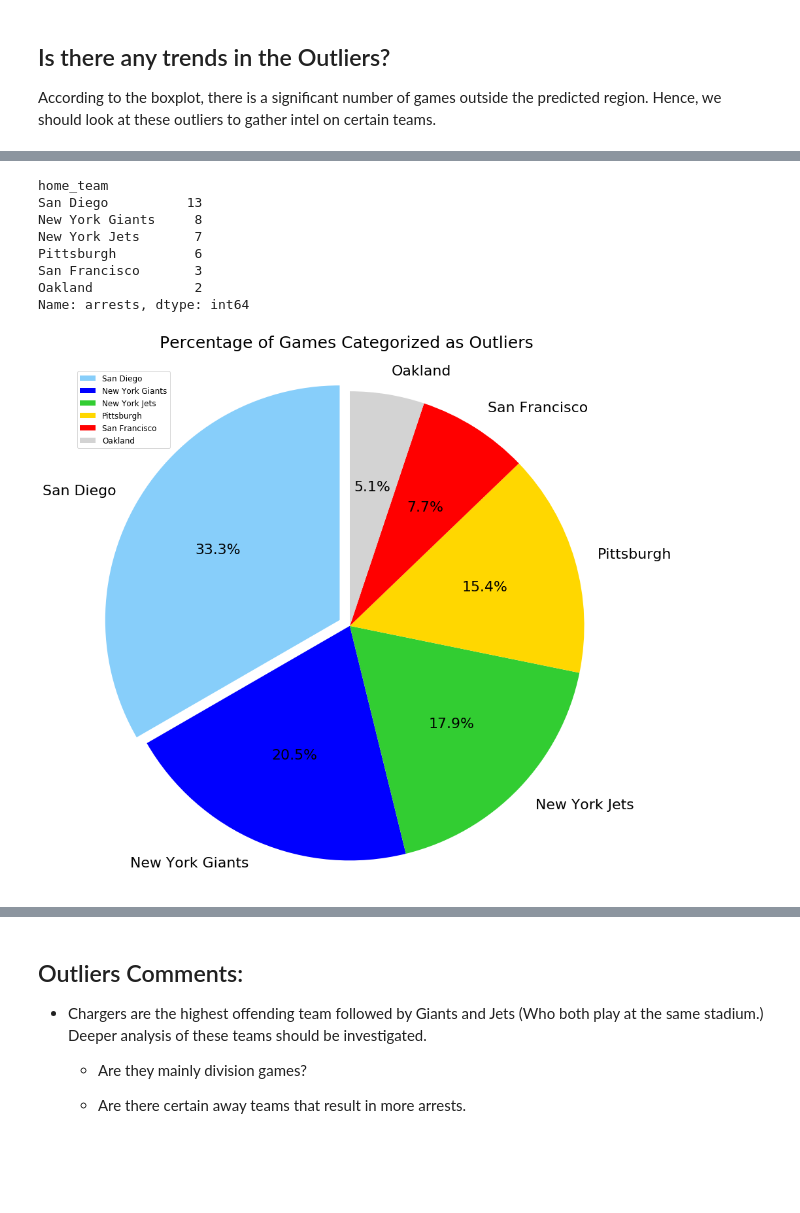
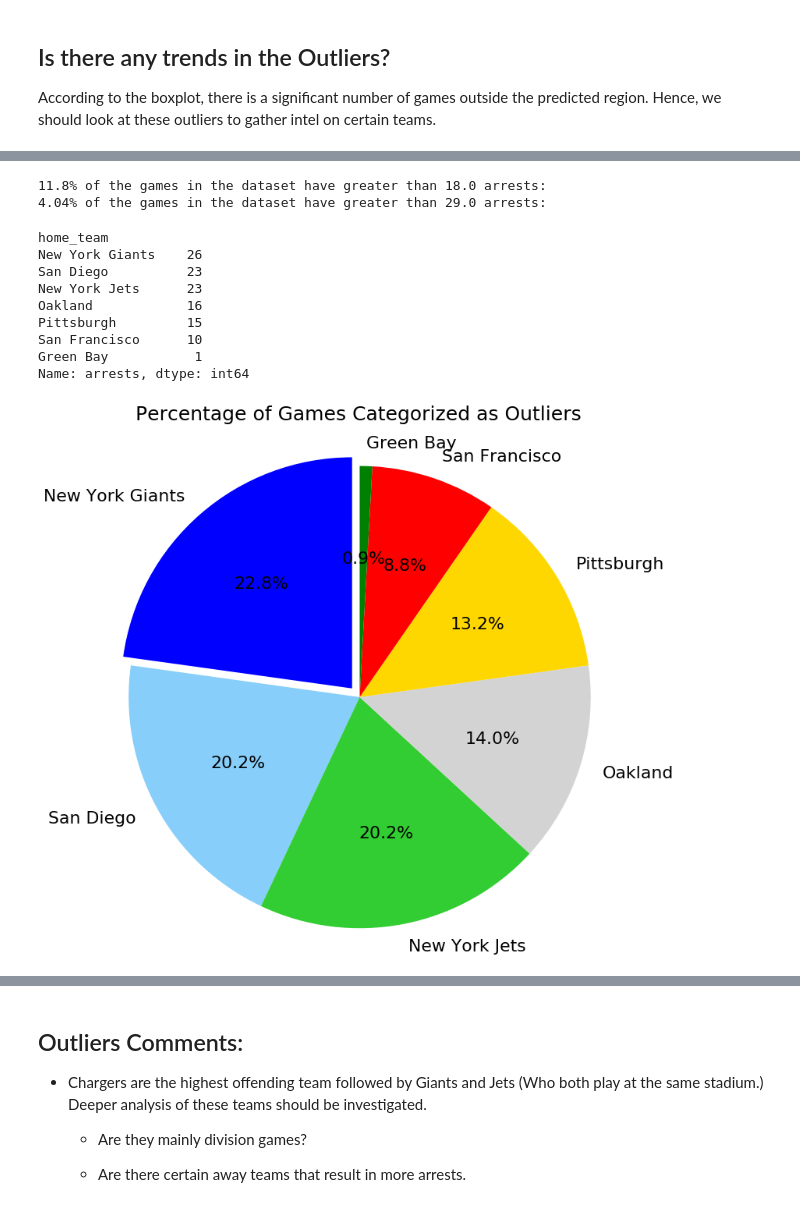
Before and after one commit to erictuscanes/Group-Project, a Jupyter notebook: Mike_NFL_Arrests_Notebook.ipynb, the cells around one changed output, grey strips where cells are left out. Cells and saved outputs as stored; diff of their text form; code cells hidden in the pictures; blank space fills up the shorter version.

Commit message:
Minor code modifications to create supplemental Pie charts. Moved figures to its own folder.

```diff
--- a/NFL Arrests Notebook.ipynb
+++ b/Mike_NFL_Arrests_Notebook.ipynb
@@ -317,6 +303,17 @@ majorOutliers
+# %%
+# Since there are no outliers below the median, we only need to analyze the maximum.
+
+Outliers = nfl_arrests.loc[nfl_arrests['arrests'] > (1.5*IQR) + Q3]
+MajorOutliers = nfl_arrests.loc[nfl_arrests['arrests'] > (3*IQR) + Q3]
+
+print(f'{np.round((len(Outliers) / len(nfl_arrests)) * 100, 2)}% of the games in the dataset have greater than {np.floor((1.5*IQR) + Q3)} arrests:')
+print(f'{np.round((len(MajorOutliers) / len(nfl_arrests)) * 100, 2)}% of the games in the dataset have greater than {np.floor((3*IQR) + Q3)} arrests:')
+# %% [output]
+11.8% of the games in the dataset have greater than 18.0 arrests:
+4.04% of the games in the dataset have greater than 29.0 arrests:
 # %%
 # Create a group for major outliers by team
-byHome_outliers = majorOutliers.groupby('home_team')
+byHome_outliers = Outliers.groupby('home_team')
 
 # Sort the group by number of occurances
 home_count = byHome_outliers['arrests'].count()
@@ -324,38 +321,39 @@ home_count.sort_values(ascending=False, inplace=True)
 home_count
 # %% [output]
 home_team
-San Diego          13
-New York Giants     8
-New York Jets       7
-Pittsburgh          6
-San Francisco       3
-Oakland             2
+New York Giants    26
+San Diego          23
+New York Jets      23
+Oakland            16
+Pittsburgh         15
+San Francisco      10
+Green Bay           1
 Name: arrests, dtype: int64
 # %%
-# Make a pie chart showcasing the major outliers:
+# Make a pie chart showcasing the outliers:
 
 # Define explodes and colors in pie chart
-explode = (0.05, 0, 0, 0, 0, 0)
-colors = ['lightskyblue', 'blue', 'limegreen', 'gold', 'red', 'lightgray']
+explode = (0.05, 0, 0, 0, 0, 0, 0)
+colors = ['blue', 'lightskyblue', 'limegreen', 'lightgray', 'gold', 'red', 'green']
 
 # plot chart
-fig, ax = plt.subplots(figsize=(12,12))
+fig, ax = plt.subplots(figsize=(10,10))
 
 home_count.plot(kind='pie', colors=colors, ax=ax, explode=explode,
-                autopct='%1.1f%%', startangle=90, shadow=False, legend=True, fontsize=22)
+                autopct='%1.1f%%', startangle=90, shadow=False, legend=False, fontsize=22)
 
 
 
 # remove default ylabel and set title
 ax.set_ylabel('')
 ax.set_title('Percentage of Games Categorized as Outliers', fontsize='25', pad=30)
 
-ax.legend(loc=2, fontsize=12, fancybox=True)
+#ax.legend(loc='best', fontsize=12, fancybox=True)
 ax.axis('equal')
 
 plt.tight_layout()
 
-plt.savefig('Outlier Games by Team.png')
+#plt.savefig('Outlier Games by Team.png', orientation='landscape')
 plt.show()
 # %% [output]
-[figure, old version]
+[figure, new version]
```
Also changed, not shown: parts of 8 cells of this notebook, 8 other files.
